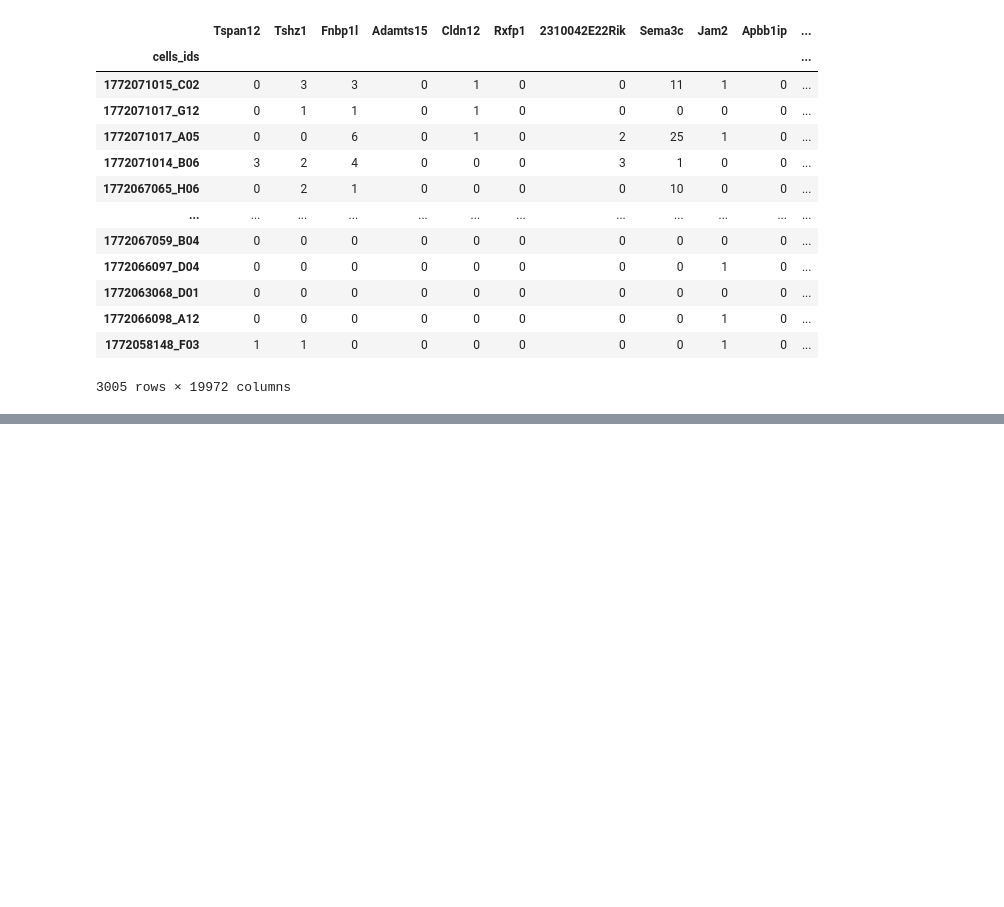
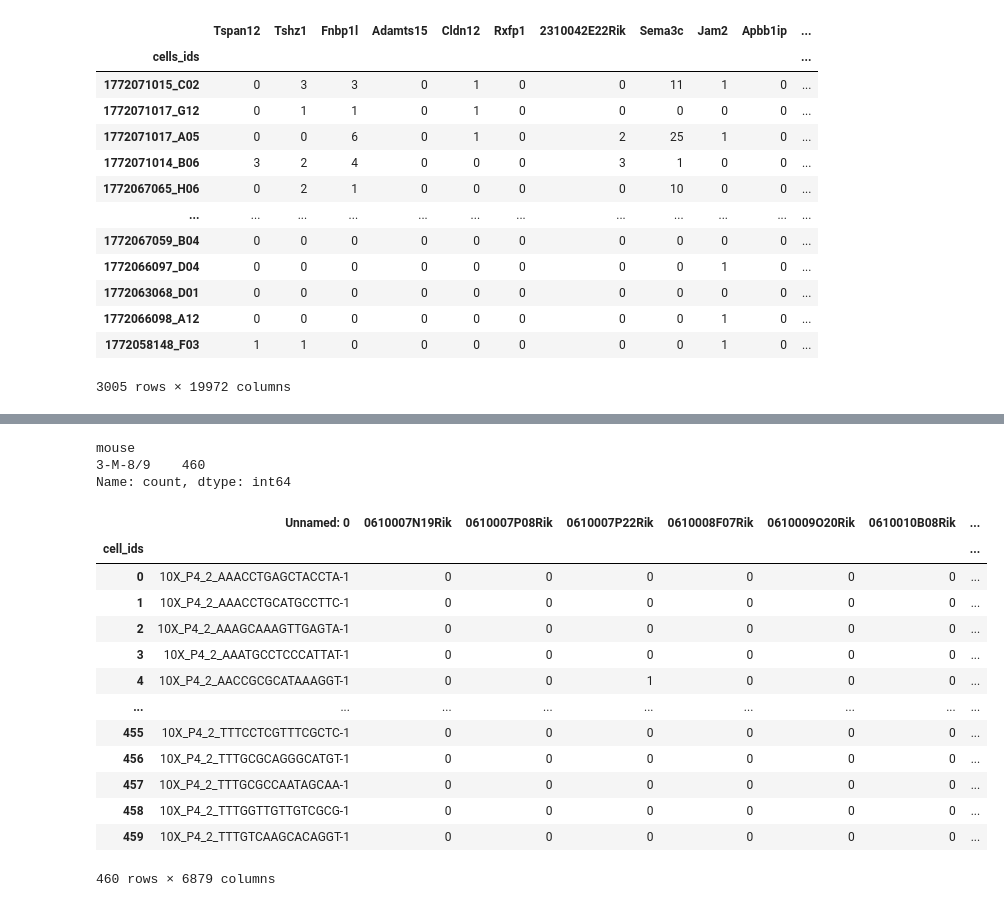
Before and after one commit to Neermita18/Spatial_gene_enhancement_bio_intern, a Jupyter notebook: scRNA+spatial_data.ipynb, the cells around one changed output, grey strips where cells are left out. Drawn from its saved outputs; the diff is of its cells as text; code cells hidden in the pictures; blank space fills up the shorter version.

```diff
--- a/scRNA+spatial_data.ipynb
+++ b/scRNA+spatial_data.ipynb
@@ -999,0 +1060,5 @@ counts_rs
+# %%
+cc_df = pd.read_csv("liver/cell_cluster_outcome.csv")
+dge_hvgs_df = pd.read_csv("liver/dge_hvgs.csv")
+cell_a= pd.read_csv("liver/cell_annotations.csv")
+dge_hvgs_matlab_df = pd.read_csv("liver/dge_hvgs_matlab.csv")
@@ -999,0 +1097,25 @@ counts_rs
+# %%
+cell_a["mouse"].value_counts()
+# %% [output]
+mouse
+3-M-8/9    460
+Name: count, dtype: int64
+# %%
+dge_hvgs_df.index.name="cell_ids"
+# %%
+dge_hvgs_df
+# %% [output]
+|  | Unnamed: 0 | 0610007N19Rik | 0610007P08Rik | 0610007P22Rik | 0610008F07Rik | 0610009O20Rik | 0610010B08Rik | ... |
+| cell_ids |  |  |  |  |  |  |  | ... |
+| 0 | 10X_P4_2_AAACCTGAGCTACCTA-1 | 0 | 0 | 0 | 0 | 0 | 0 | ... |
+| 1 | 10X_P4_2_AAACCTGCATGCCTTC-1 | 0 | 0 | 0 | 0 | 0 | 0 | ... |
+| 2 | 10X_P4_2_AAAGCAAAGTTGAGTA-1 | 0 | 0 | 0 | 0 | 0 | 0 | ... |
+| 3 | 10X_P4_2_AAATGCCTCCCATTAT-1 | 0 | 0 | 0 | 0 | 0 | 0 | ... |
+| 4 | 10X_P4_2_AACCGCGCATAAAGGT-1 | 0 | 0 | 1 | 0 | 0 | 0 | ... |
+| ... | ... | ... | ... | ... | ... | ... | ... | ... |
+| 455 | 10X_P4_2_TTTCCTCGTTTCGCTC-1 | 0 | 0 | 0 | 0 | 0 | 0 | ... |
+| 456 | 10X_P4_2_TTTGCGCAGGGCATGT-1 | 0 | 0 | 0 | 0 | 0 | 0 | ... |
+| 457 | 10X_P4_2_TTTGCGCCAATAGCAA-1 | 0 | 0 | 0 | 0 | 0 | 0 | ... |
+| 458 | 10X_P4_2_TTTGGTTGTTGTCGCG-1 | 0 | 0 | 0 | 0 | 0 | 0 | ... |
+| 459 | 10X_P4_2_TTTGTCAAGCACAGGT-1 | 0 | 0 | 0 | 0 | 0 | 0 | ... |
+460 rows × 6879 columns
```
Also changed, not shown: parts of 20 cells of this notebook.
